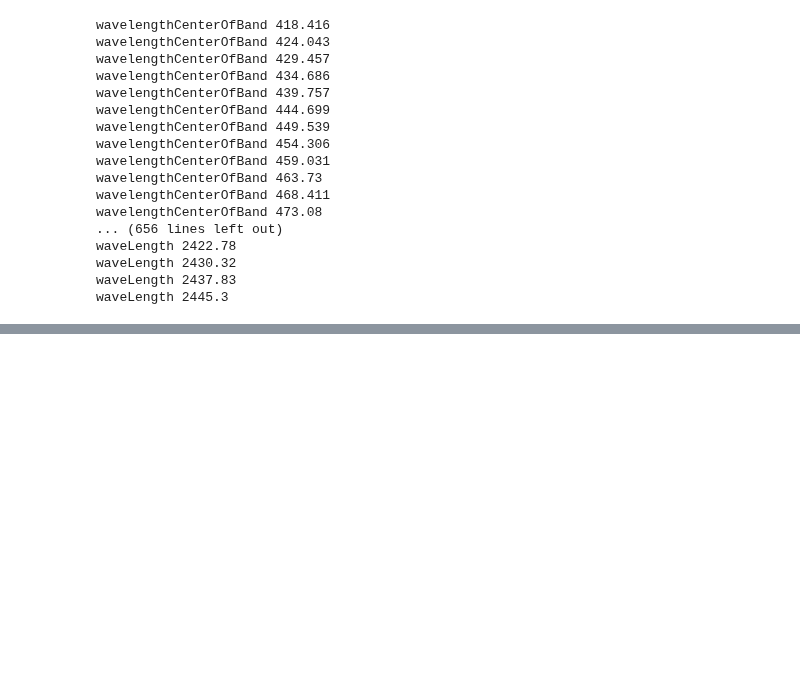
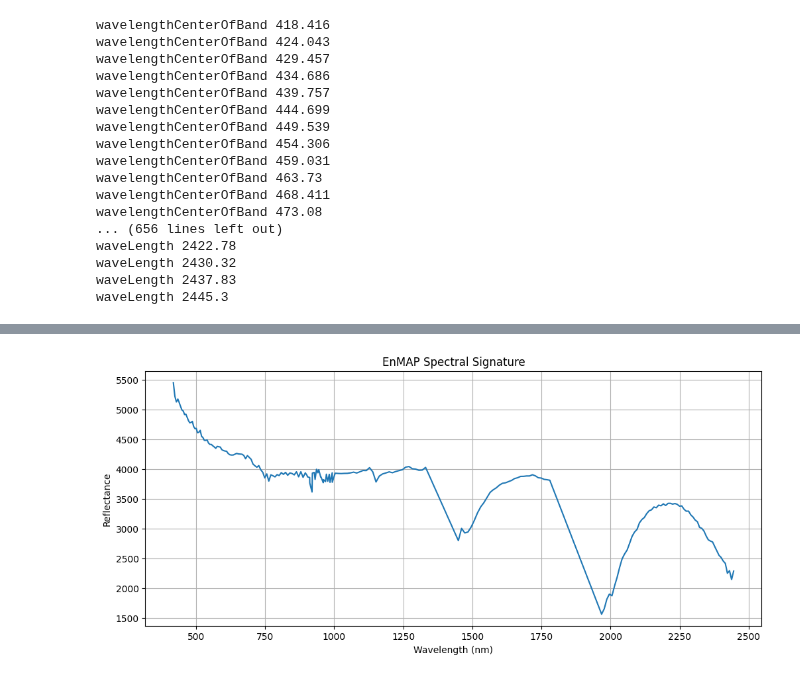
Before and after one commit to ECOMINE-IN/Geomind, a Jupyter notebook: notebooks/04_hyperspectral.ipynb, the cells around one changed output, grey strips where cells are left out. Cells and saved outputs as stored; diff of their text form; code cells hidden in the pictures; blank space fills up the shorter version.

```diff
--- a/notebooks/04_hyperspectral.ipynb
+++ b/notebooks/04_hyperspectral.ipynb
@@ -211,0 +270,18 @@ waveLength 2445.3
+# %%
+valid_mask = spectrum != -32768
+
+plt.figure(figsize=(12,5))
+
+plt.plot(
+    np.array(wavelengths)[valid_mask],
+    spectrum[valid_mask]
+)
+
+plt.xlabel("Wavelength (nm)")
+plt.ylabel("Reflectance")
+plt.title("EnMAP Spectral Signature")
+plt.grid(True)
+
+plt.show()
+# %% [output]
+[figure, added]
```
Also changed, not shown: parts of 7 cells of this notebook.
